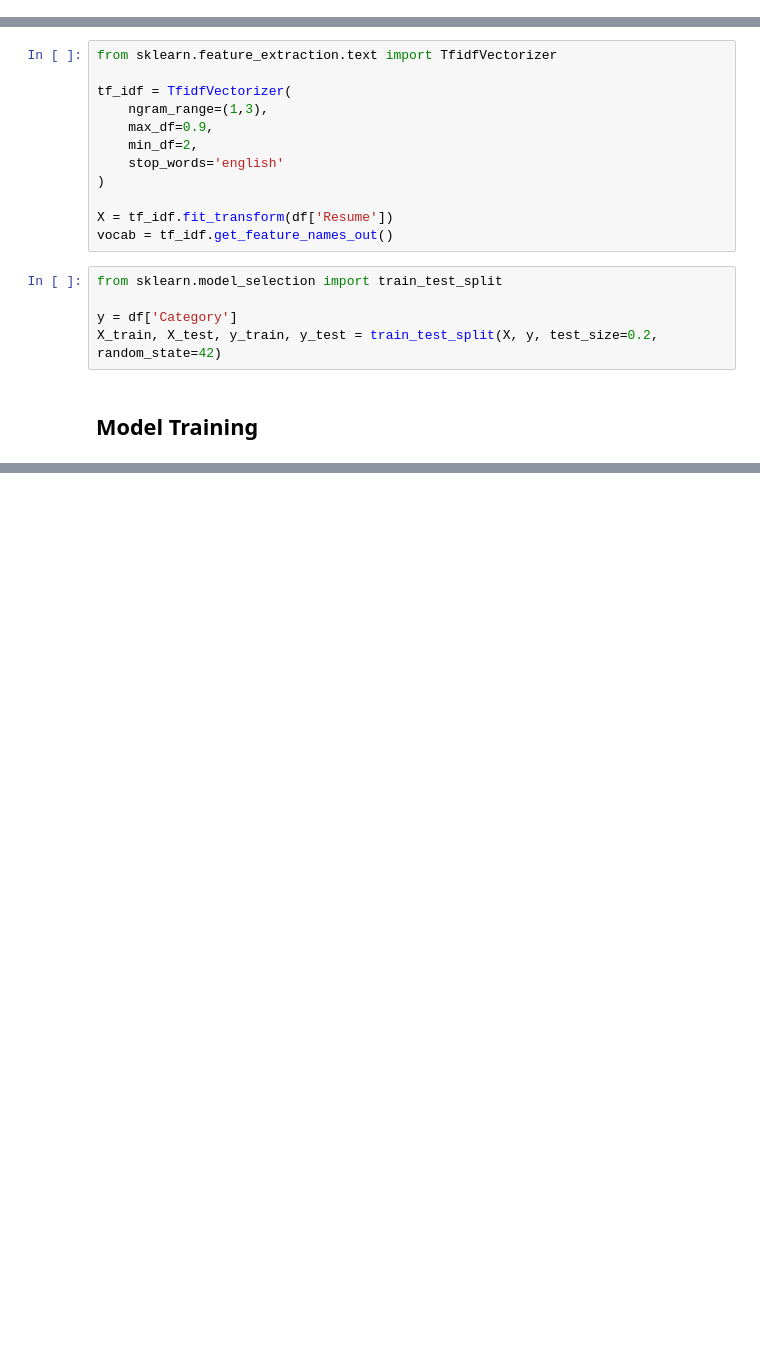
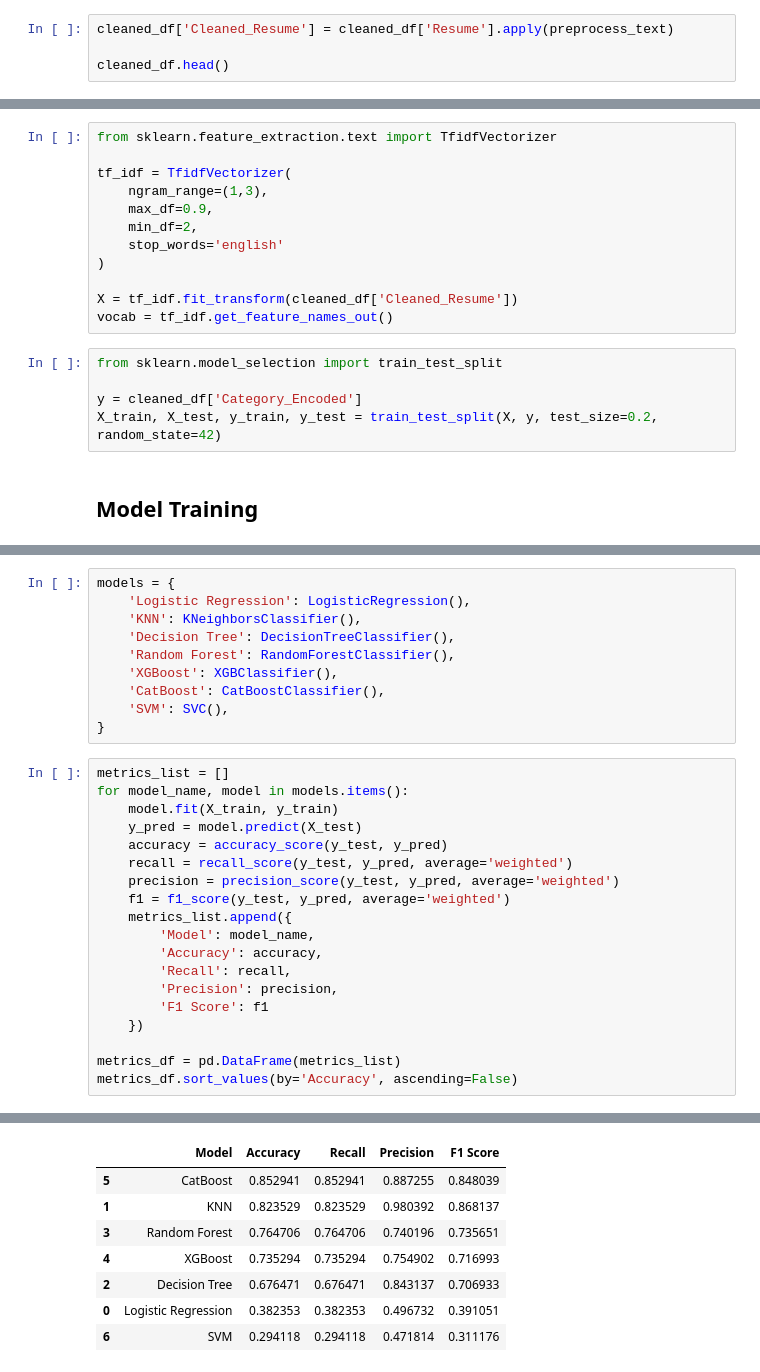
Before and after one commit to ahmed2402/Resume-Analysis-Hub, a Jupyter notebook: eda.ipynb, the cells around one changed output, grey strips where cells are left out. Saved outputs shown, nothing was run; the diff lists cells and outputs as text; blank space fills up the shorter version.

```diff
--- a/eda.ipynb
+++ b/eda.ipynb
@@ -88,0 +181,4 @@ df['Resume'] = df['Resume'].apply(preprocess_text)
+# %%
+cleaned_df['Cleaned_Resume'] = cleaned_df['Resume'].apply(preprocess_text)
+
+cleaned_df.head()
@@ -96,12 +199,12 @@ tf_idf = TfidfVectorizer(
     stop_words='english'
 )
 
-X = tf_idf.fit_transform(df['Resume'])
+X = tf_idf.fit_transform(cleaned_df['Cleaned_Resume'])
 vocab = tf_idf.get_feature_names_out()
 # %%
 from sklearn.model_selection import train_test_split
 
-y = df['Category']
+y = cleaned_df['Category_Encoded']
 X_train, X_test, y_train, y_test = train_test_split(X, y, test_size=0.2, random_state=42)
 # %% [markdown]
 ## Model Training
@@ -118 +222,31 @@ from sklearn.multiclass import OneVsRestClassifier
 from sklearn.metrics import accuracy_score, recall_score,precision_score,f1_score
+# %%
+models = {
+    'Logistic Regression': LogisticRegression(),
+    'KNN': KNeighborsClassifier(),
+    'Decision Tree': DecisionTreeClassifier(),
+    'Random Forest': RandomForestClassifier(),
+    'XGBoost': XGBClassifier(),
+    'CatBoost': CatBoostClassifier(),
+    'SVM': SVC(),
+}
+# %%
+metrics_list = []
+for model_name, model in models.items():
+    model.fit(X_train, y_train)
+    y_pred = model.predict(X_test)
+    accuracy = accuracy_score(y_test, y_pred)
+    recall = recall_score(y_test, y_pred, average='weighted')
+    precision = precision_score(y_test, y_pred, average='weighted')
+    f1 = f1_score(y_test, y_pred, average='weighted')
+    metrics_list.append({
+        'Model': model_name,
+        'Accuracy': accuracy,
+        'Recall': recall,
+        'Precision': precision,
+        'F1 Score': f1
+    })
+
+metrics_df = pd.DataFrame(metrics_list)
+metrics_df.sort_values(by='Accuracy', ascending=False)
+# %% [output]
@@ -118,0 +270,8 @@ from sklearn.metrics import accuracy_score, recall_score,precision_score,f1_scor
+|  | Model | Accuracy | Recall | Precision | F1 Score |
+| 5 | CatBoost | 0.852941 | 0.852941 | 0.887255 | 0.848039 |
+| 1 | KNN | 0.823529 | 0.823529 | 0.980392 | 0.868137 |
+| 3 | Random Forest | 0.764706 | 0.764706 | 0.740196 | 0.735651 |
+| 4 | XGBoost | 0.735294 | 0.735294 | 0.754902 | 0.716993 |
+| 2 | Decision Tree | 0.676471 | 0.676471 | 0.843137 | 0.706933 |
+| 0 | Logistic Regression | 0.382353 | 0.382353 | 0.496732 | 0.391051 |
+| 6 | SVM | 0.294118 | 0.294118 | 0.471814 | 0.311176 |
```
Also changed, not shown: parts of 27 cells of this notebook, 10 other files.
